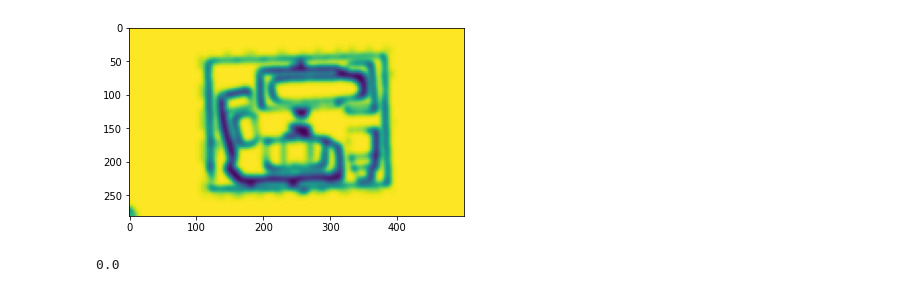
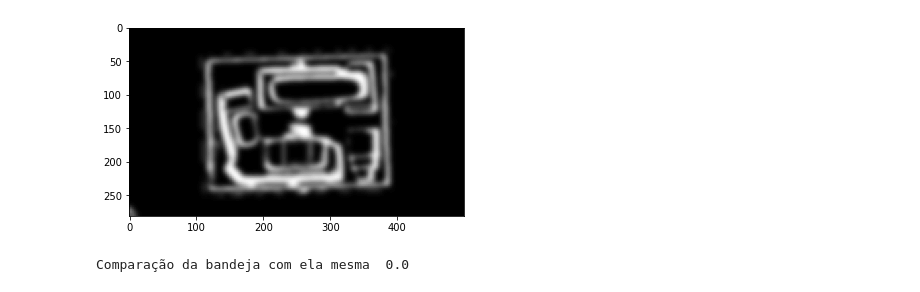
Before and after one commit to wagner1986/python-computer-vision, a Jupyter notebook: Bandeja- Contorno & Momento.ipynb, the cells around one changed output. Saved outputs shown, nothing was run; the diff lists cells and outputs as text; code cells hidden in the pictures.

```diff
--- a/Bandeja- Contorno & Momento.ipynb
+++ b/Bandeja- Contorno & Momento.ipynb
@@ -13,11 +35,5 @@ plt.show()
 # %%
 # Threshold image
-_,im = cv2.threshold(image, 60, 80, cv2.THRESH_BINARY)
-
+_,im = cv2.threshold(image, 60, 80, cv2.THRESH_BINARY_INV)
+# Efeito de Blur
 im = cv2.GaussianBlur(im, (25, 25), 0)
-# Calculate Moments
-moments = cv2.moments(im)
-
-# Calculate Hu Moments
-huMoments = cv2.HuMoments(moments)
-print(huMoments)
@@ -46,13 +72,11 @@ print(huMoments)
-# %%
-plt.imshow(im)
-plt.show()
-# %% [output]
-[figure, removed]
 # %%
+plt.imshow(im,cmap=cm.gray)
+plt.show()
 d1 = cv2.matchShapes(im,im,cv2.CONTOURS_MATCH_I1,0)
-print(d1)
+print('Comparação da bandeja com ela mesma ',d1)
 # %% [output]
+[figure, added]
-0.0
+Comparação da bandeja com ela mesma  0.0
 # %%
 (h, w) = im.shape[:2]
 # calculate the center of the image
```
Also changed, not shown: parts of 24 cells of this notebook.
